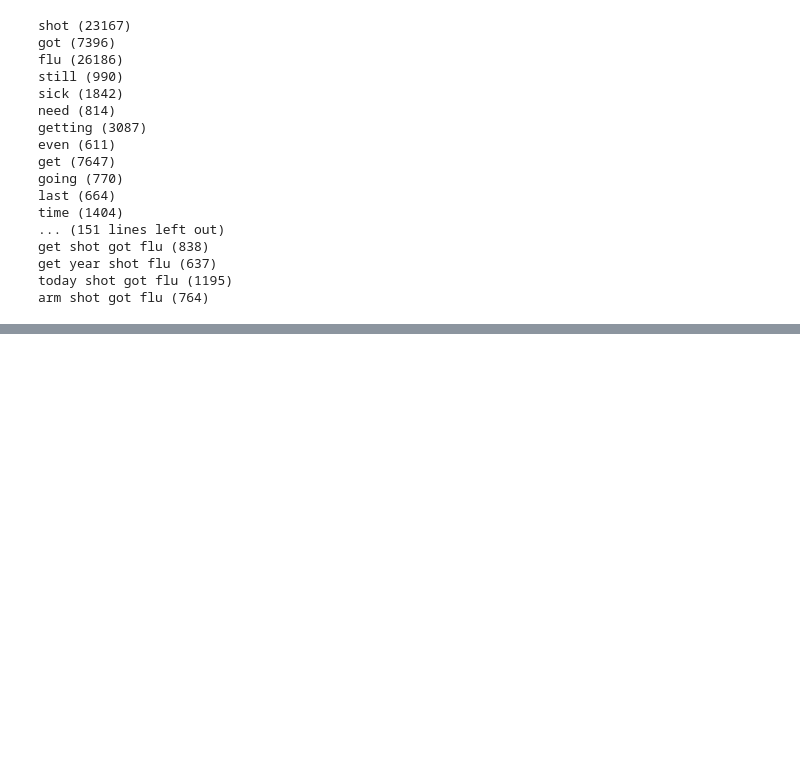
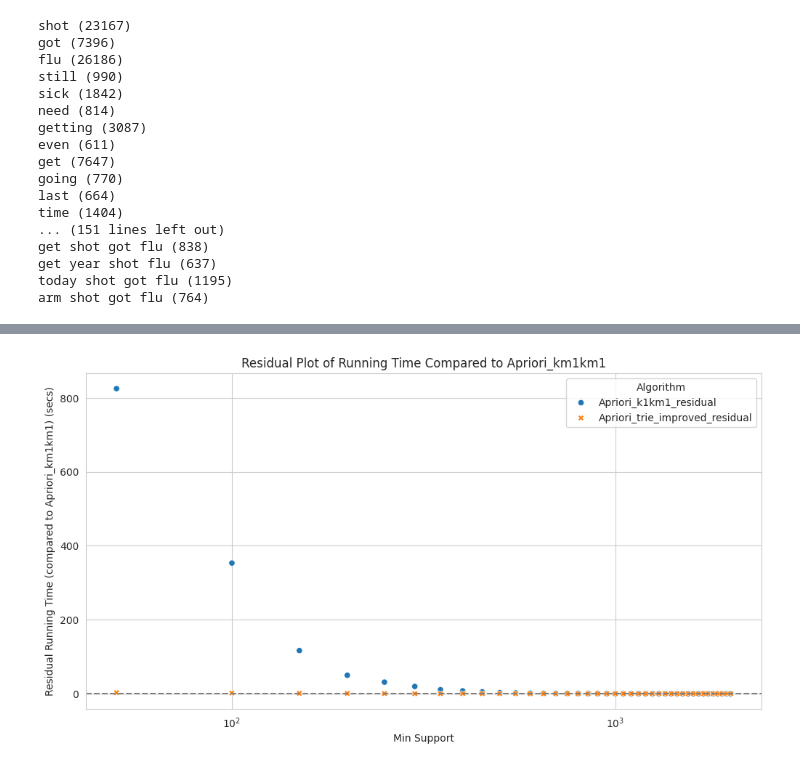
Before and after one commit to yDing121/CS470, a Jupyter notebook: HW2/HW2.ipynb, the cells around one changed output, grey strips where cells are left out. Saved outputs shown, nothing was run; the diff lists cells and outputs as text; code cells hidden in the pictures; blank space fills up the shorter version.

```diff
--- a/HW2/HW2.ipynb
+++ b/HW2/HW2.ipynb
@@ -199,0 +258,23 @@ arm shot got flu (764)
+# %%
+# Get running_time for each algorithm at each min_support
+df_pivot = df.pivot(index="min_support", columns="algorithm", values="running_time").reset_index()
+
+# Compute residuals relative to Apriori_km1km1
+df_pivot["Apriori_k1km1_residual"] = df_pivot["Apriori_k1km1"] - df_pivot["Apriori_km1km1"]
+df_pivot["Apriori_trie_improved_residual"] = df_pivot["Apriori_trie_improved"] - df_pivot["Apriori_km1km1"]
+df_residuals = df_pivot.melt(id_vars="min_support",
+                             value_vars=["Apriori_k1km1_residual", "Apriori_trie_improved_residual"],
+                             var_name="Algorithm", value_name="Residual Running Time")
+
+# Plot residuals
+plt.figure(figsize=(12, 6))
+sns.scatterplot(data=df_residuals, x="min_support", y="Residual Running Time", hue="Algorithm", style="Algorithm")
+plt.axhline(0, color="gray", linestyle="--")
+plt.xscale("log")
+plt.xlabel("Min Support")
+plt.ylabel("Residual Running Time (compared to Apriori_km1km1) (secs)")
+plt.title("Residual Plot of Running Time Compared to Apriori_km1km1")
+plt.legend(title="Algorithm")
+plt.show()
+# %% [output]
+[figure, added]
```
Also changed, not shown: parts of 6 cells of this notebook, 6 other files.
